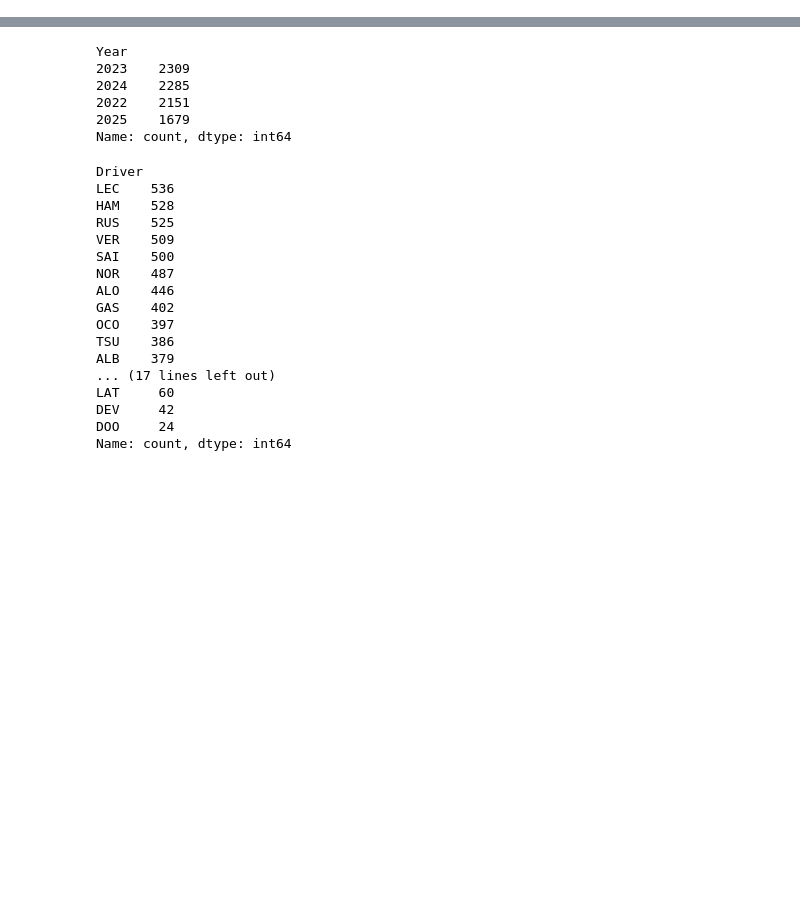
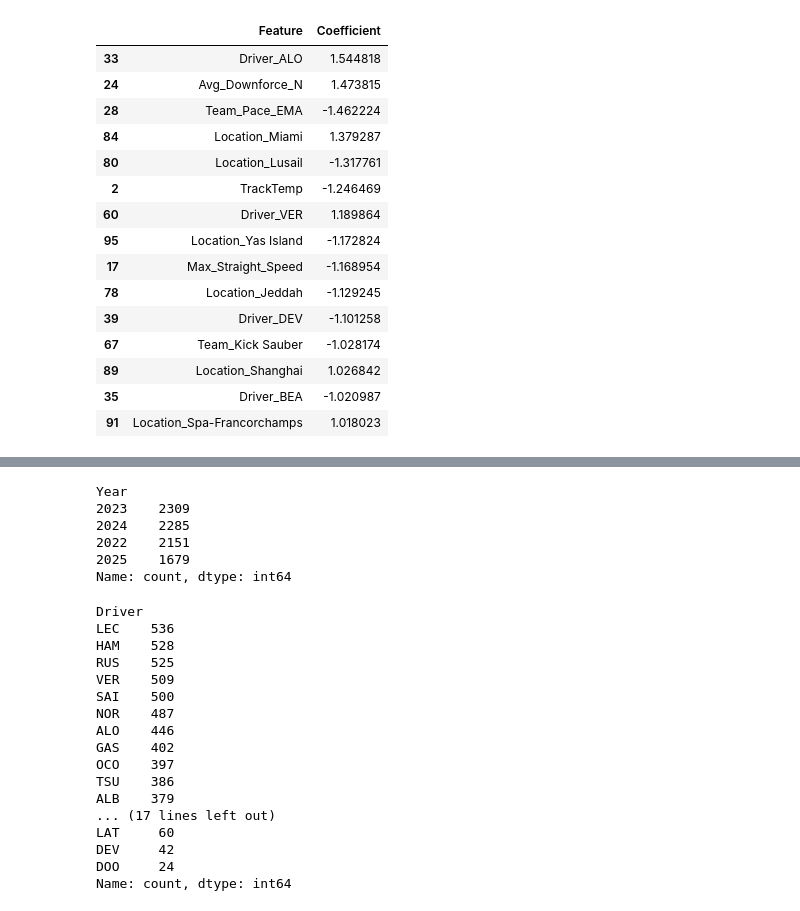
Before and after one commit to luk3luca/ML_F1, a Jupyter notebook: quali_predict_rank.ipynb, the cells around one changed output, grey strips where cells are left out. Saved outputs shown, nothing was run; the diff lists cells and outputs as text; code cells hidden in the pictures; blank space fills up the shorter version.

```diff
--- a/quali_predict_rank.ipynb
+++ b/quali_predict_rank.ipynb
@@ -2,0 +231,31 @@ import pandas as pd
+# %%
+coefficients_log_reg = log_reg.coef_[0]
+
+# 2. Crea un DataFrame per visualizzarli
+log_reg_coef_df = pd.DataFrame({
+    'Feature': feature_names,
+    'Coefficient': coefficients_log_reg
+})
+
+# 3. Ordina per valore assoluto per vedere l'impatto maggiore (sia positivo che negativo)
+log_reg_coef_df['Abs_Coefficient'] = abs(log_reg_coef_df['Coefficient'])
+log_reg_coef_df = log_reg_coef_df.sort_values(by='Abs_Coefficient', ascending=False)
+
+log_reg_coef_df.drop(columns=['Abs_Coefficient']).head(15)
+# %% [output]
+|  | Feature | Coefficient |
+| 33 | Driver_ALO | 1.544818 |
+| 24 | Avg_Downforce_N | 1.473815 |
+| 28 | Team_Pace_EMA | -1.462224 |
+| 84 | Location_Miami | 1.379287 |
+| 80 | Location_Lusail | -1.317761 |
+| 2 | TrackTemp | -1.246469 |
+| 60 | Driver_VER | 1.189864 |
+| 95 | Location_Yas Island | -1.172824 |
+| 17 | Max_Straight_Speed | -1.168954 |
+| 78 | Location_Jeddah | -1.129245 |
+| 39 | Driver_DEV | -1.101258 |
+| 67 | Team_Kick Sauber | -1.028174 |
+| 89 | Location_Shanghai | 1.026842 |
+| 35 | Driver_BEA | -1.020987 |
+| 91 | Location_Spa-Francorchamps | 1.018023 |
```
Also changed, not shown: parts of 31 cells of this notebook, 10 other files.
